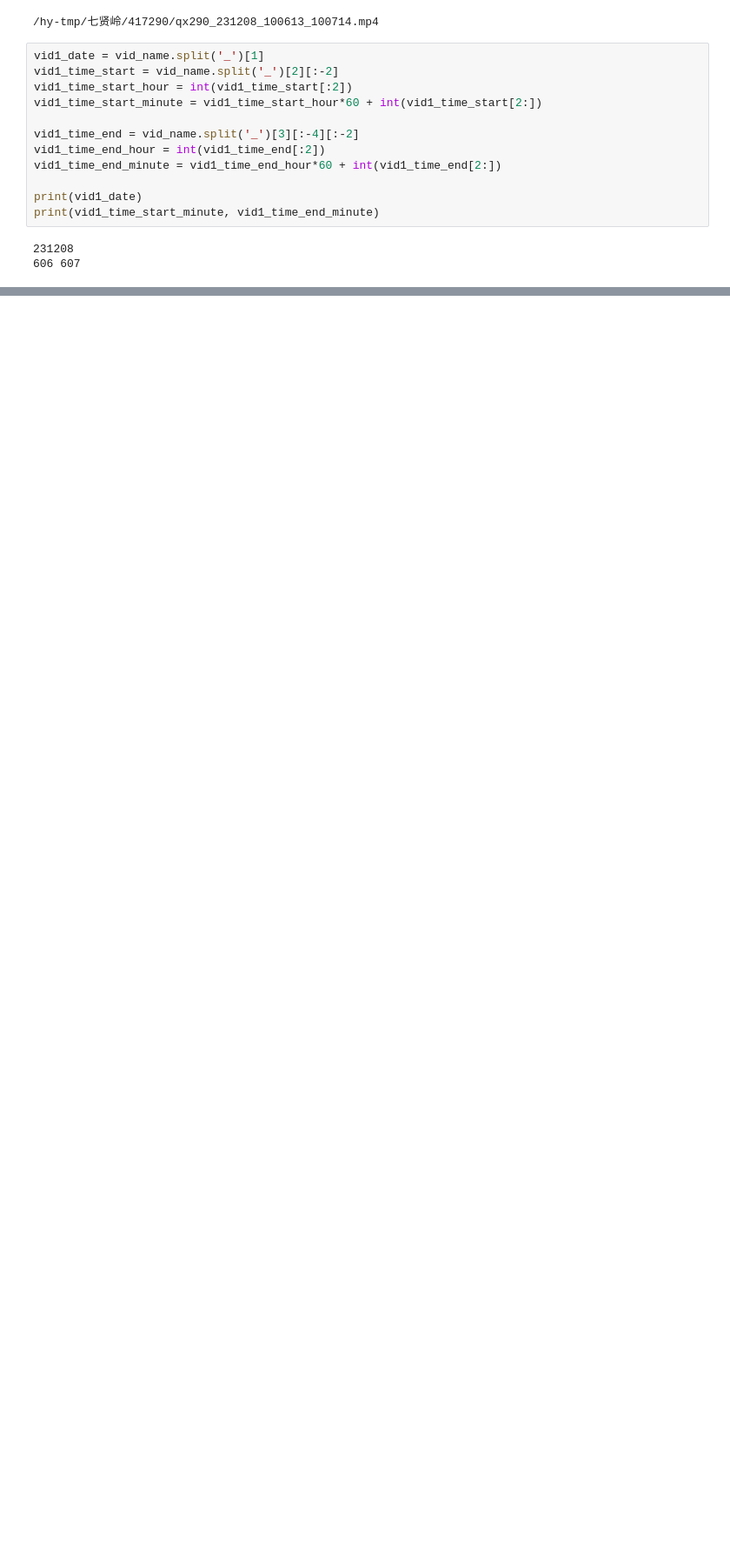
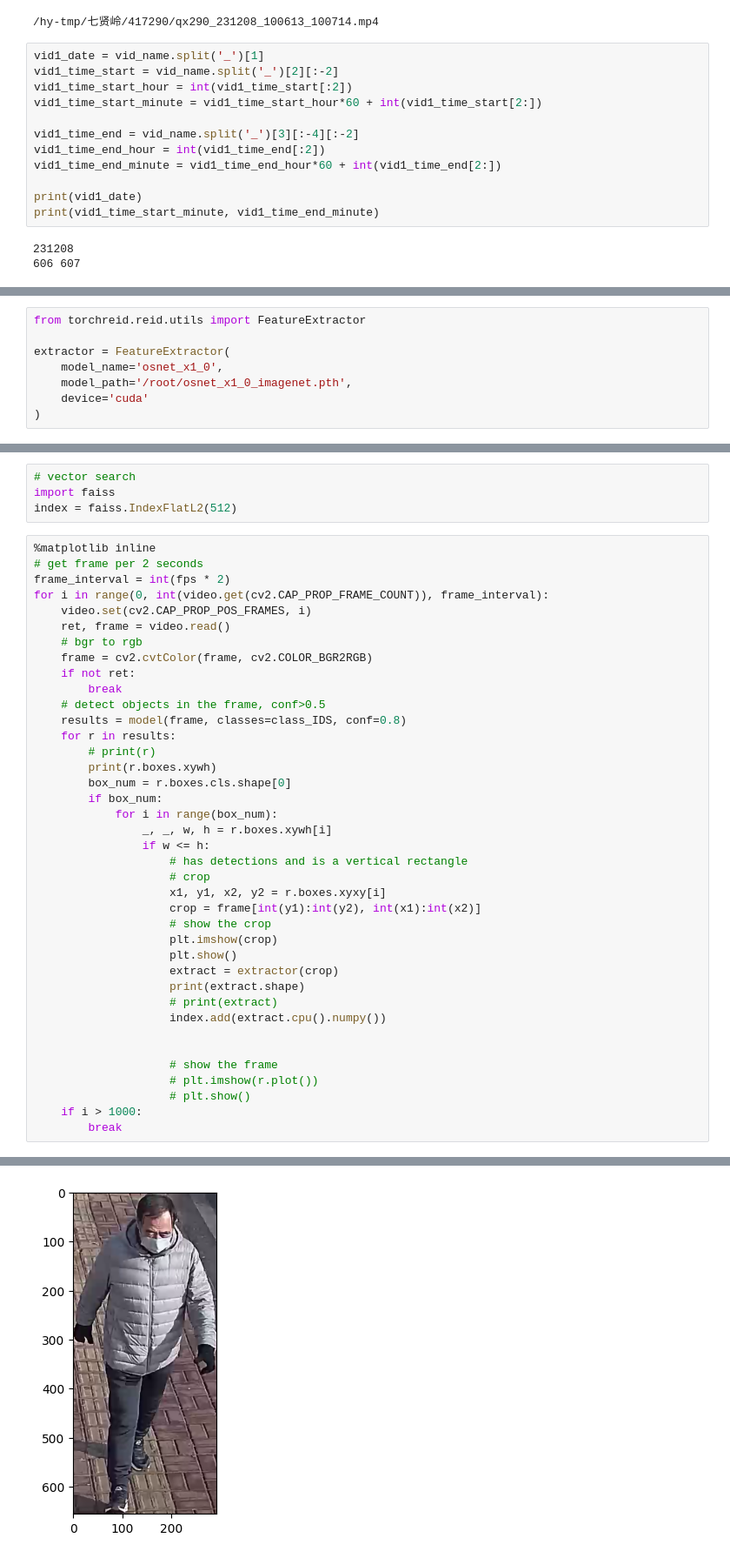
Before and after one commit to hellocym/YOLO-ViT-PGC, a Jupyter notebook: tracking.ipynb, the cells around one changed output, grey strips where cells are left out. Shown at 87% size. Saved outputs shown, nothing was run; the diff lists cells and outputs as text; blank space fills up the shorter version.

Commit message:
using osnet for reid and faiss for vs

```diff
--- a/tracking.ipynb
+++ b/tracking.ipynb
@@ -68,0 +171,8 @@ qx334_231208_101254_101355.mp4
+# %%
+from torchreid.reid.utils import FeatureExtractor
+
+extractor = FeatureExtractor(
+    model_name='osnet_x1_0',
+    model_path='/root/osnet_x1_0_imagenet.pth',
+    device='cuda'
+)
@@ -68,0 +185,44 @@ qx334_231208_101254_101355.mp4
+# %%
+# vector search
+import faiss
+index = faiss.IndexFlatL2(512)
+# %%
+%matplotlib inline
+# get frame per 2 seconds
+frame_interval = int(fps * 2)
+for i in range(0, int(video.get(cv2.CAP_PROP_FRAME_COUNT)), frame_interval):
+    video.set(cv2.CAP_PROP_POS_FRAMES, i)
+    ret, frame = video.read()
+    # bgr to rgb
+    frame = cv2.cvtColor(frame, cv2.COLOR_BGR2RGB)
+    if not ret:
+        break
+    # detect objects in the frame, conf>0.5
+    results = model(frame, classes=class_IDS, conf=0.8)
+    for r in results:
+        # print(r)
+        print(r.boxes.xywh)
+        box_num = r.boxes.cls.shape[0]
+        if box_num:
+            for i in range(box_num):
+                _, _, w, h = r.boxes.xywh[i]
+                if w <= h:
+                    # has detections and is a vertical rectangle
+                    # crop
+                    x1, y1, x2, y2 = r.boxes.xyxy[i]
+                    crop = frame[int(y1):int(y2), int(x1):int(x2)]
+                    # show the crop
+                    plt.imshow(crop)
+                    plt.show()
+                    extract = extractor(crop)
+                    print(extract.shape)
+                    # print(extract)
+                    index.add(extract.cpu().numpy())
+
+
+                    # show the frame
+                    # plt.imshow(r.plot())
+                    # plt.show()
+    if i > 1000:
+        break
+# %% [output]
@@ -68,0 +232 @@ qx334_231208_101254_101355.mp4
+[figure, added]
```
Also changed, not shown: parts of 9 cells of this notebook, 1 other file.
